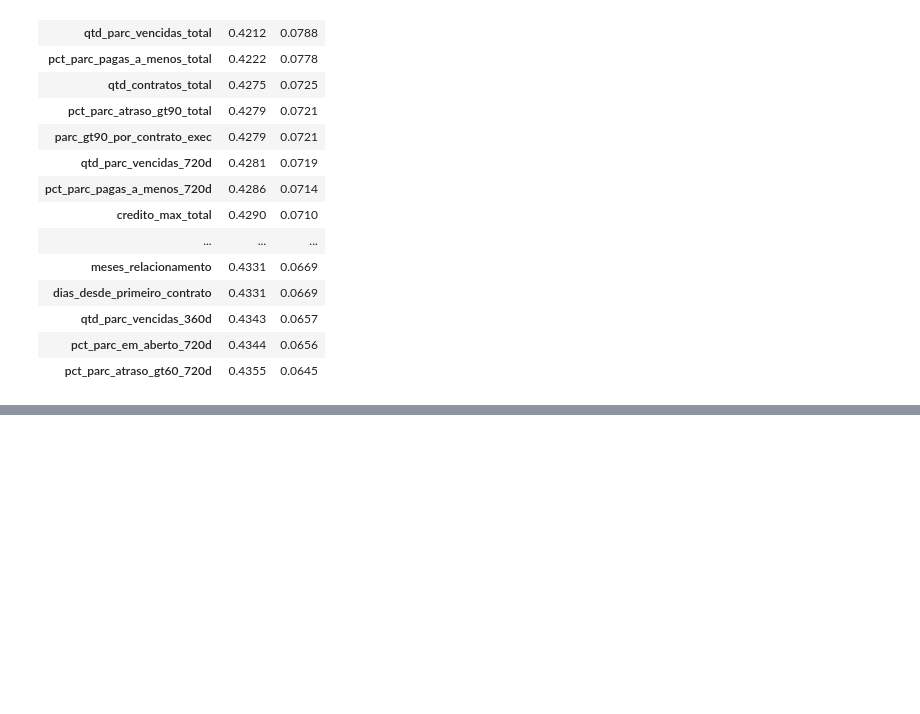
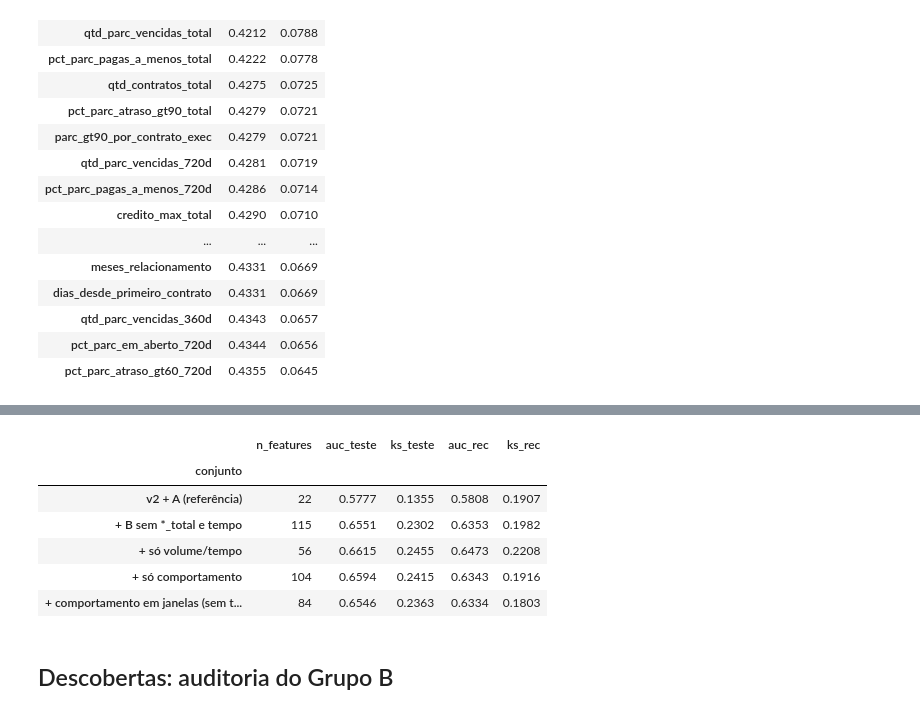
Before and after one commit to Gabverz/DS-Accelerator, a Jupyter notebook: notebooks/03_features_modelagem.ipynb, the cells around one changed output, grey strips where cells are left out. Saved outputs shown, nothing was run; the diff lists cells and outputs as text; code cells hidden in the pictures; blank space fills up the shorter version.

```diff
--- a/notebooks/03_features_modelagem.ipynb
+++ b/notebooks/03_features_modelagem.ipynb
@@ -1321,0 +1388,38 @@ versao_parcela: {np.int64(0): 557558, np.int64(1): 986987, np.int64(2): 67709, n
+# %%
+# ============================================================
+# Bloco 7: ablação por família dentro do Grupo B (todas com v2 + A)
+# ============================================================
+TEMPO = ["meses_relacionamento", "dias_desde_primeiro_contrato", "dias_desde_ultimo_contrato"]
+PREF_VOLUME = ("qtd_contratos", "qtd_aprovados", "qtd_nao_aprovados", "qtd_parc_vencidas",
+               "qtd_contratos_executados", "credito_")
+PREF_COMPORT = ("atraso_", "pct_parc_", "dias_atraso", "qtd_parc_atras", "qtd_parc_atraso",
+                "qtd_parc_em_aberto", "qtd_parc_pagas", "parc_", "meses_atraso")
+
+b_sem_total_tempo = [c for c in COLS_B if not c.endswith("_total") and c not in TEMPO]
+b_volume = [c for c in COLS_B if c.startswith(PREF_VOLUME) or c in TEMPO]
+b_comport = [c for c in COLS_B if c.startswith(PREF_COMPORT)]
+b_comport_sem_total = [c for c in b_comport if not c.endswith("_total") and "por_mes_rel" not in c]
+
+base_cols = list(FEATURES_V2) + GRUPO_A
+familias = {
+    "v2 + A (referência)": base_cols,
+    "+ B sem *_total e tempo": base_cols + b_sem_total_tempo,
+    "+ só volume/tempo": base_cols + b_volume,
+    "+ só comportamento": base_cols + b_comport,
+    "+ comportamento em janelas (sem total)": base_cols + b_comport_sem_total,
+}
+linhas = []
+for nome, cols in familias.items():
+    cols = list(dict.fromkeys(cols))
+    linhas.append({"conjunto": nome, "n_features": len(cols), **avaliar(base_treino, cols, rec_teste)})
+display(pd.DataFrame(linhas).set_index("conjunto").round(4))
+# %% [output]
+|  | n_features | auc_teste | ks_teste | auc_rec | ks_rec |
+| conjunto |  |  |  |  |  |
+| v2 + A (referência) | 22 | 0.5777 | 0.1355 | 0.5808 | 0.1907 |
+| + B sem *_total e tempo | 115 | 0.6551 | 0.2302 | 0.6353 | 0.1982 |
+| + só volume/tempo | 56 | 0.6615 | 0.2455 | 0.6473 | 0.2208 |
+| + só comportamento | 104 | 0.6594 | 0.2415 | 0.6343 | 0.1916 |
+| + comportamento em janelas (sem t... | 84 | 0.6546 | 0.2363 | 0.6334 | 0.1803 |
+# %% [markdown]
+## Descobertas: auditoria do Grupo B
```
Also changed, not shown: parts of 4 cells of this notebook.
